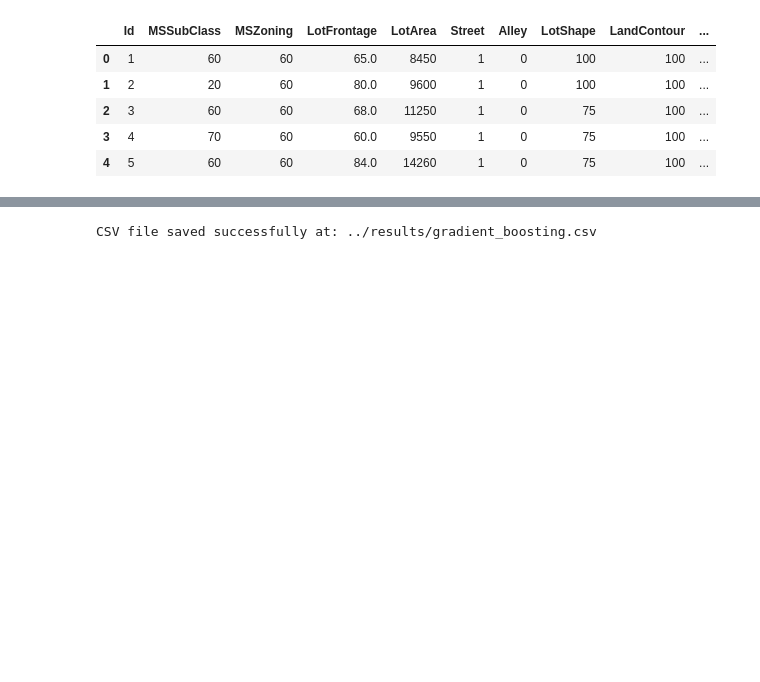
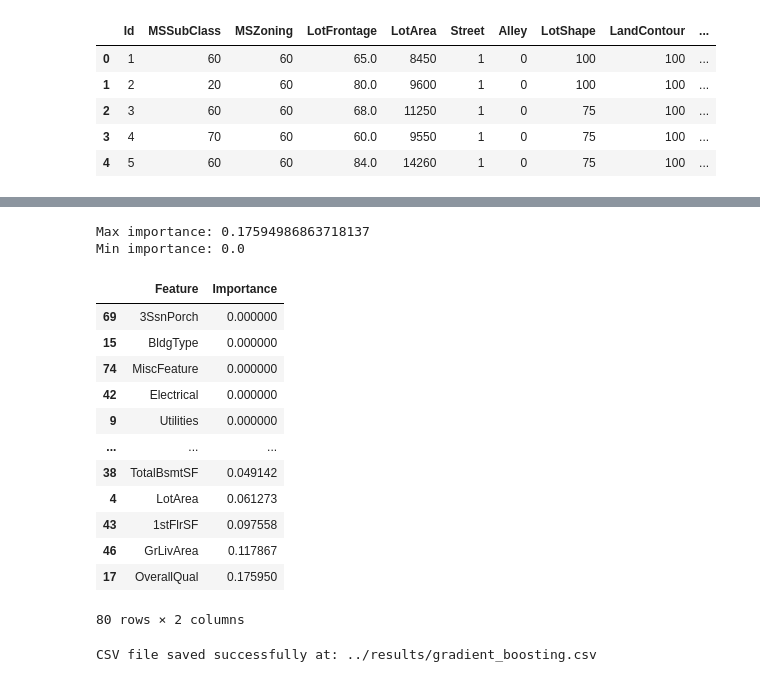
Before and after one commit to BenyHanonove/Housing-Prices-Competition-for-Kaggle, a Jupyter notebook: notebooks/gradient_boosting.ipynb, the cells around one changed output, grey strips where cells are left out. Drawn from its saved outputs; the diff is of its cells as text; code cells hidden in the pictures; blank space fills up the shorter version.

```diff
--- a/notebooks/gradient_boosting.ipynb
+++ b/notebooks/gradient_boosting.ipynb
@@ -69,3 +156,34 @@ plt.show()
+# %%
+# Get feature importances
+feature_importance = pd.DataFrame({
+    "Feature": X_train.columns,
+    "Importance": best_model.feature_importances_
+})
+
+# Sort by importance (ascending order)
+feature_importance = feature_importance.sort_values(by="Importance", ascending=True)
+
+# Print max and min importance correctly
+print(f"Max importance: {feature_importance['Importance'].max()}")
+print(f"Min importance: {feature_importance['Importance'].min()}")
+
+feature_importance.head(81)
+# %% [output]
+Max importance: 0.17594986863718137
+Min importance: 0.0
+|  | Feature | Importance |
+| 69 | 3SsnPorch | 0.000000 |
+| 15 | BldgType | 0.000000 |
+| 74 | MiscFeature | 0.000000 |
+| 42 | Electrical | 0.000000 |
+| 9 | Utilities | 0.000000 |
+| ... | ... | ... |
+| 38 | TotalBsmtSF | 0.049142 |
+| 4 | LotArea | 0.061273 |
+| 43 | 1stFlrSF | 0.097558 |
+| 46 | GrLivArea | 0.117867 |
+| 17 | OverallQual | 0.175950 |
+80 rows × 2 columns
 # %%
 # Load the test dataset into a DataFrame
 test_path = "../data/test_normalize.csv"
```
Also changed, not shown: parts of 8 cells of this notebook, 12 other files.
